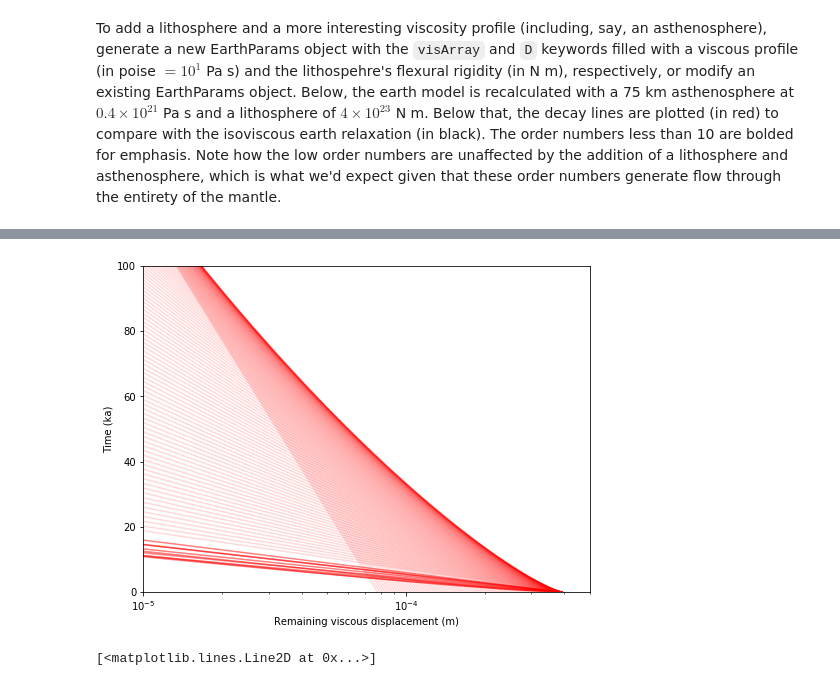
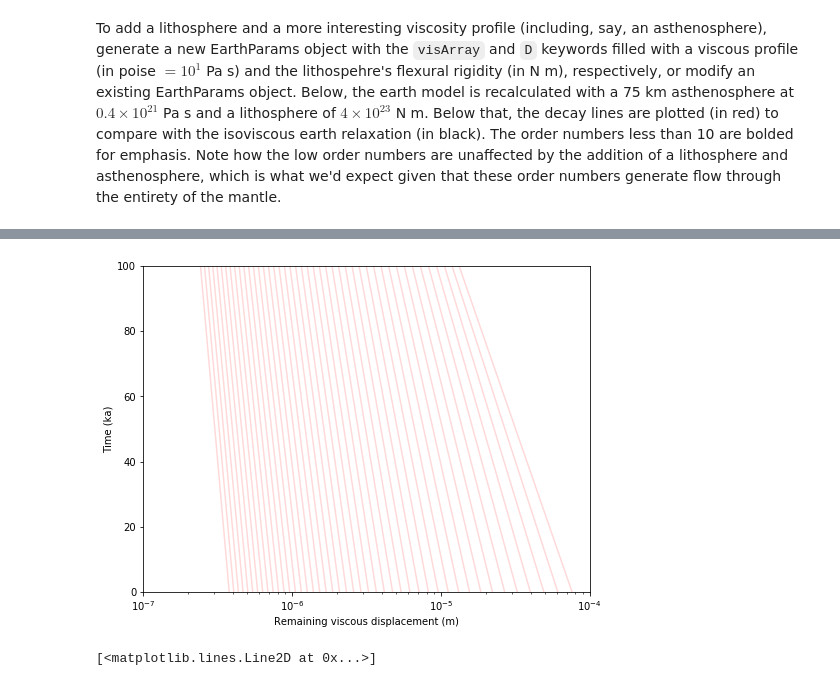
Before and after one commit to skachuck/giapy, a Jupyter notebook: nbs/giapyTutorial.ipynb, the cells around one changed output, grey strips where cells are left out. Saved outputs shown, nothing was run; the diff lists cells and outputs as text; code cells hidden in the pictures.

```diff
--- a/nbs/giapyTutorial.ipynb
+++ b/nbs/giapyTutorial.ipynb
@@ -175,9 +179,9 @@ dAsth = 1. - 75e5/params.norms['r']
 visArray = np.array([[params.rCore, dAsth, dAsth, 1.], [1e22, 1e22, 0.04e22, 0.04e22]])
 
 #paramsLithAsth = giapy.earth.earthParams.EarthParams(visArray=visArray, D=4e23)
-paramsLithAsth = giapy.earth.earthParams.EarthParams(D=4e23)
+paramsLithAsth = giapy.earth_tools.earthParams.EarthParams(D=4e23)
 
-earthLithAsth = giapy.earth.earthSpherical.SphericalEarth(paramsLithAsth)
+earthLithAsth2 = giapy.earth_tools.earthSpherical.SphericalEarth(paramsLithAsth)
 z = np.r_[np.linspace(paramsLithAsth.rCore, dAsth, 30), np.linspace(dAsth, 1., 20)]
-%time earthLithAsth.calcResponse(z, 144)
+%time earthLithAsth2.calcResponse(z, 576)
 # %% [output]
@@ -186,11 +190,12 @@ Wall time: 31.9 s
 # %%
 fig, ax = plt.subplots(1, 1, figsize=(8,6))
 #plotViscDecay(earth, ax=ax, color='k', alpha=0.5, nmin=1, nmax=10);
-plotViscDecay(earthLithAsth, ax=ax, color='r', alpha=0.5, nmin=1, nmax=10);
+#plotViscDecay(earthLithAsth, ax=ax, color='r', alpha=0.5, nmin=1, nmax=10);
 #plotViscDecay(earth, ax=ax, color='k', alpha=0.15, nmin=11, nmax=144);
-plotViscDecay(earthLithAsth, ax=ax, color='r', alpha=0.15, nmin=11, nmax=144, ylim=[0,100]);
+plotViscDecay(earthLithAsth, ax=ax, color='r', alpha=0.15, nmin=144, nmax=576, nskip=10, ylim=[0,100],
+             xlim=[1e-7, 1e-4]);
 # %% [output]
-[figure, old version]
+[figure, new version]
 # %%
 ns = np.arange(2, 144)
 plt.semilogx(2*np.pi/((ns+0.5)/6371), earthLithAsth.params.getLithFilter(n=ns))
```
Also changed, not shown: parts of 20 cells of this notebook, 1 other file.
